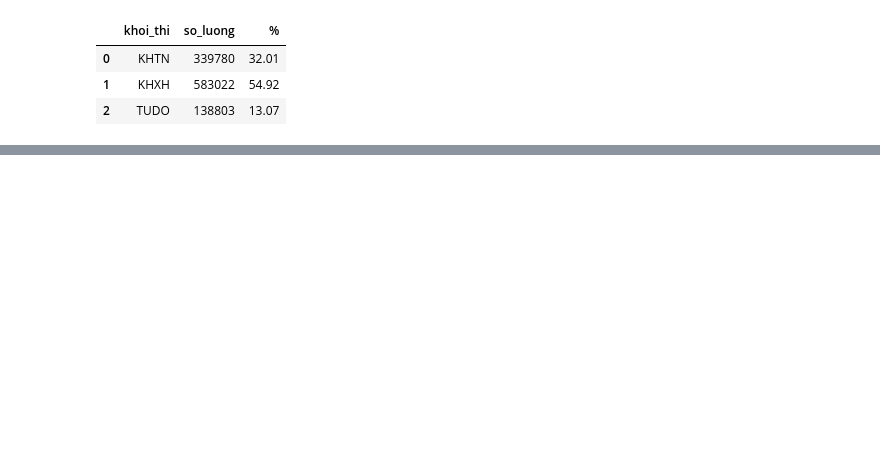
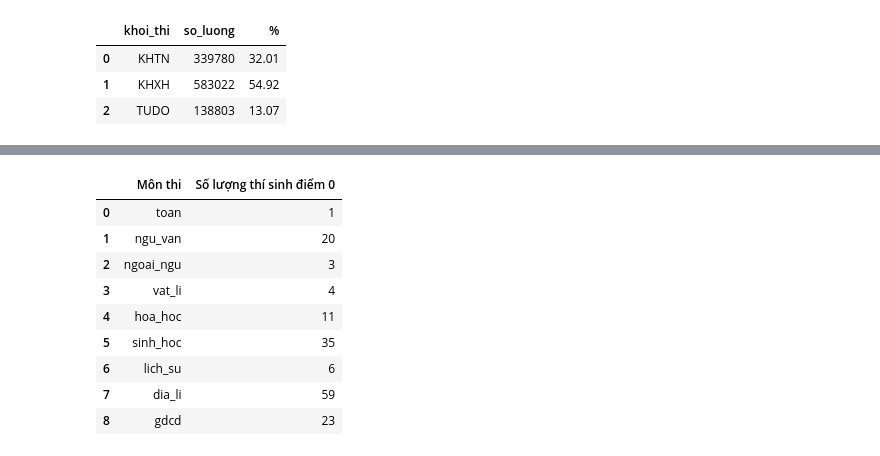
Before and after one commit to nmkhan9/Test_score_analysis-22-23-24-, a Jupyter notebook: Test_Score_Analysis_22_23_24.ipynb, the cells around one changed output, grey strips where cells are left out. Drawn from its saved outputs; the diff is of its cells as text; code cells hidden in the pictures; blank space fills up the shorter version.

```diff
--- a/Test_Score_Analysis_22_23_24.ipynb
+++ b/Test_Score_Analysis_22_23_24.ipynb
@@ -816,0 +828,17 @@ plt.show()
+# %%
+df_zero_scores = pd.DataFrame({
+    "Môn thi": subjects,
+    "Số lượng thí sinh điểm 0": [len(df24.loc[df24[i] == 0]) for i in subjects]
+})
+df_zero_scores
+# %% [output]
+|  | Môn thi | Số lượng thí sinh điểm 0 |
+| 0 | toan | 1 |
+| 1 | ngu_van | 20 |
+| 2 | ngoai_ngu | 3 |
+| 3 | vat_li | 4 |
+| 4 | hoa_hoc | 11 |
+| 5 | sinh_hoc | 35 |
+| 6 | lich_su | 6 |
+| 7 | dia_li | 59 |
+| 8 | gdcd | 23 |
```
Also changed, not shown: parts of 9 cells of this notebook.
